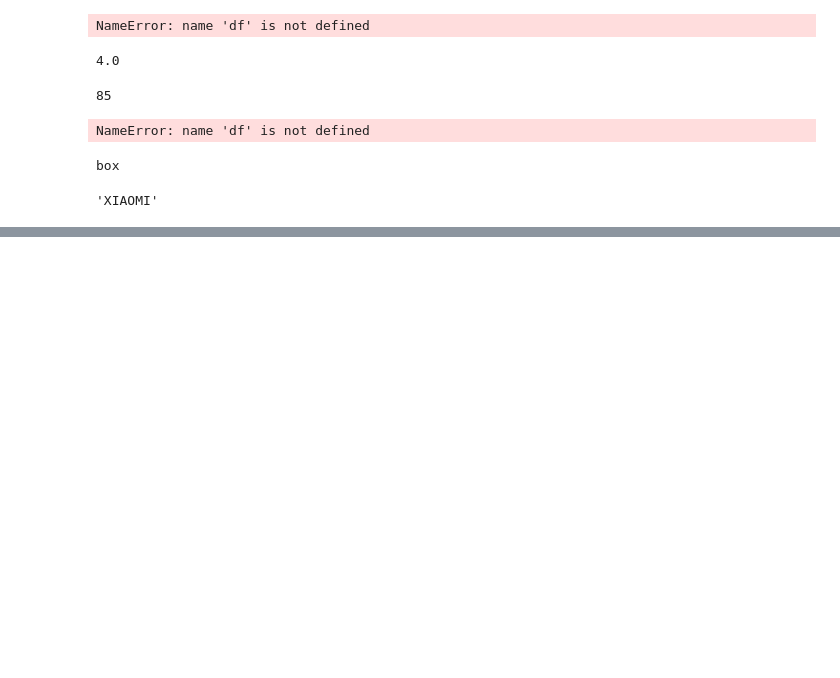
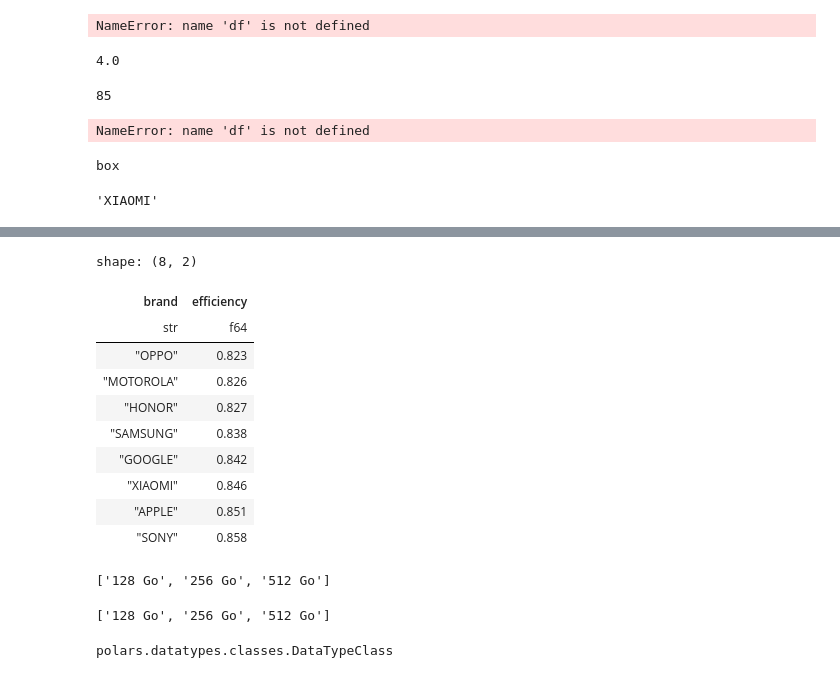
Before and after one commit to aybuke-b/3R, a Jupyter notebook: Web_Scraping/new_notebook.ipynb, the cells around one changed output, grey strips where cells are left out. Cells and saved outputs as stored; diff of their text form; code cells hidden in the pictures; blank space fills up the shorter version.

```diff
--- a/Web_Scraping/new_notebook.ipynb
+++ b/Web_Scraping/new_notebook.ipynb
@@ -167,0 +190,30 @@ def item_getter(
+# %%
+df.group_by("brand").agg(pl.col("efficiency").mean().round(3)).sort("efficiency")
+# %% [output]
+shape: (8, 2)
+| brand | efficiency |
+| str | f64 |
+| "OPPO" | 0.823 |
+| "MOTOROLA" | 0.826 |
+| "HONOR" | 0.827 |
+| "SAMSUNG" | 0.838 |
+| "GOOGLE" | 0.842 |
+| "XIAOMI" | 0.846 |
+| "APPLE" | 0.851 |
+| "SONY" | 0.858 |
+# %%
+(
+    df.filter(pl.col("model") == "Google Pixel 8 Pro")
+    .select(pl.col("storage"))
+    .unique()
+    .cast(pl.Int64)
+    .sort("storage")
+    .to_series()
+    + " Go"
+).to_list()
+# %% [output]
+['128 Go', '256 Go', '512 Go']
+# %%
+(df.filter(pl.col("model") == "Google Pixel 8 Pro").select(pl.col("storage")).unique().cast(pl.Int64).sort("storage").to_series() + " Go").to_list()
+# %% [output]
+['128 Go', '256 Go', '512 Go']
@@ -167,0 +222,4 @@ def item_getter(
+# %%
+type(df.schema['usb_type_c'])
+# %% [output]
+polars.datatypes.classes.DataTypeClass
```
Also changed, not shown: parts of 3 cells of this notebook, 4 other files.
